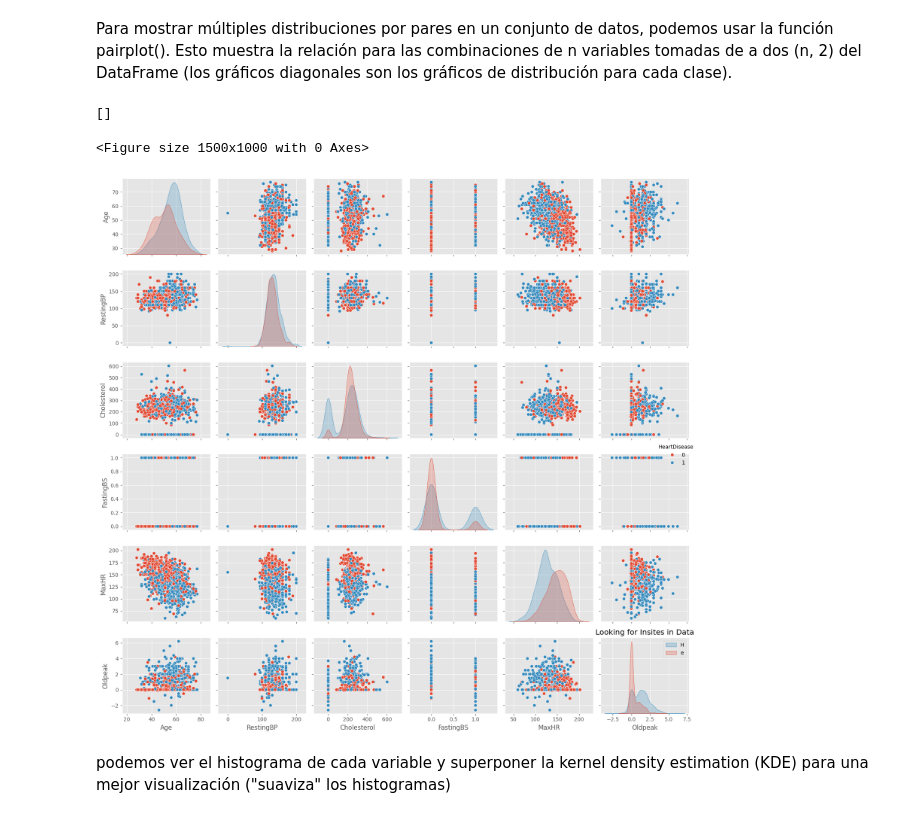
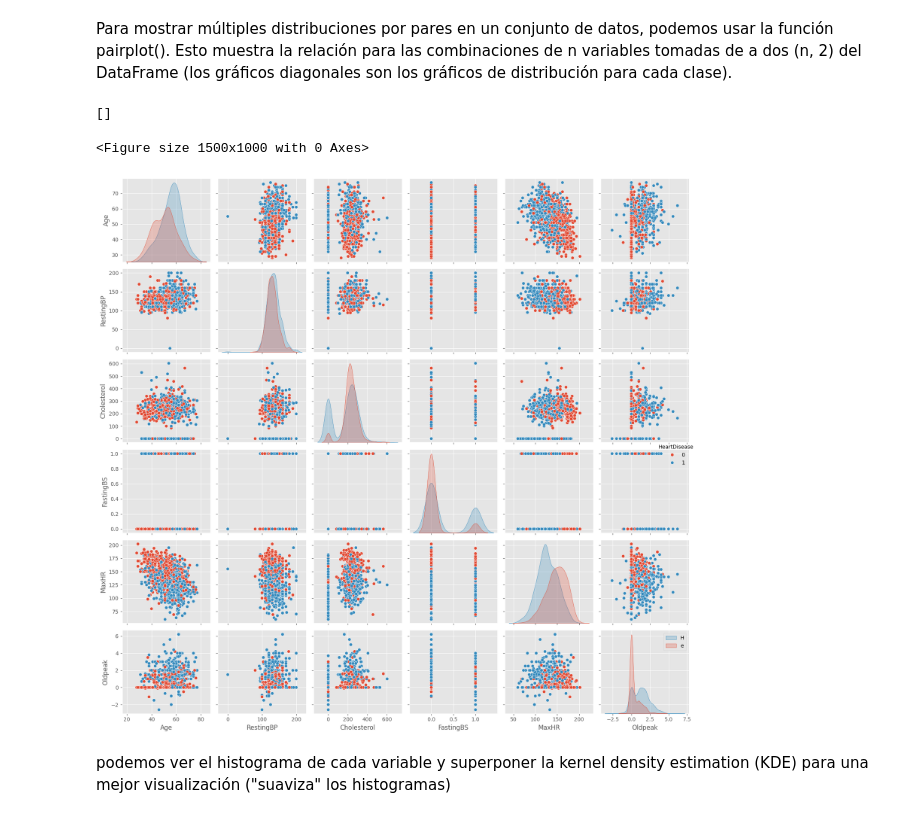
Before and after one commit to Fercaspe/Data-UY, a Jupyter notebook: Regresión_Logística_one_hot_encoding_con_Python.ipynb, the cells around one changed output. Drawn from its saved outputs; the diff is of its cells as text; code cells hidden in the pictures.

```diff
--- a/Regresión_Logística_one_hot_encoding_con_Python.ipynb
+++ b/Regresión_Logística_one_hot_encoding_con_Python.ipynb
@@ -227,14 +208,14 @@ Para mostrar múltiples distribuciones por pares en un conjunto de datos, podemo
 # %%
 plt.figure(figsize=(15,10))
 sns.pairplot(df,hue="HeartDisease")
-plt.title("Looking for Insites in Data")
+
 plt.legend("HeartDisease")
 plt.tight_layout()
 plt.plot()
 # %% [output]
 []
 <Figure size 1500x1000 with 0 Axes>
-[figure, old version]
+[figure, new version]
 # %% [markdown]
 podemos ver el histograma de cada variable y superponer la kernel density estimation (KDE) para una mejor visualización ("suaviza" los histogramas)
 # %%
```
Also changed, not shown: parts of 11 cells of this notebook.
